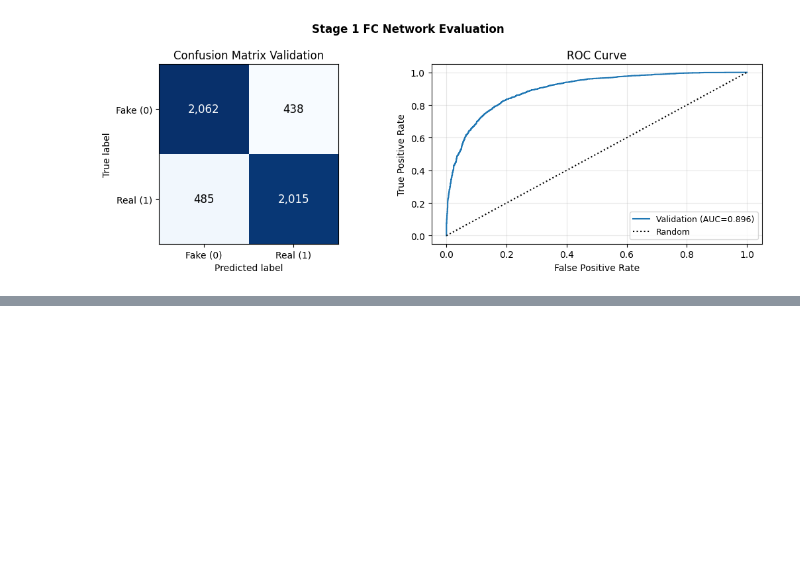
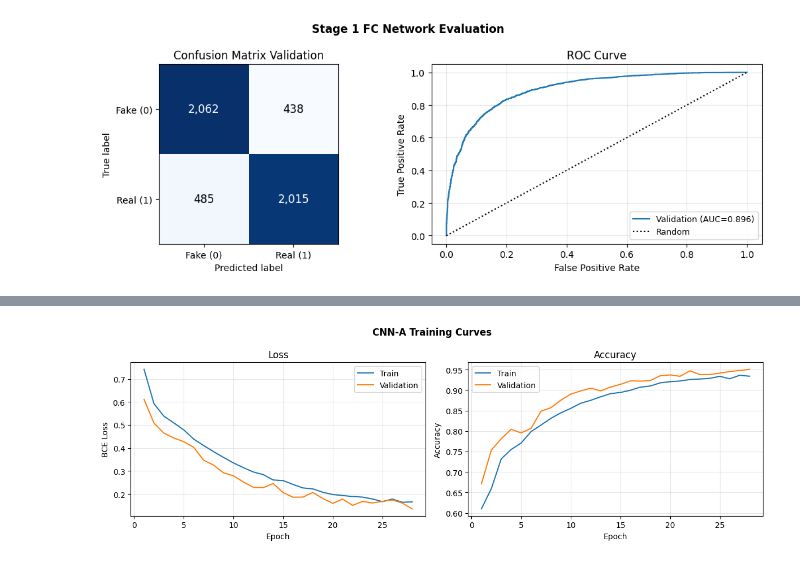
Before and after one commit to ApoStaGRODT/MSc-in-AI-ML-Deepfake-Image-Recognition, a Jupyter notebook: deep-learning-project/Notebooks/MainDeepLearningDFID.ipynb, the cells around one changed output, grey strips where cells are left out. Saved outputs shown, nothing was run; the diff lists cells and outputs as text; code cells hidden in the pictures; blank space fills up the shorter version.

```diff
--- a/deep-learning-project/Notebooks/MainDeepLearningDFID.ipynb
+++ b/deep-learning-project/Notebooks/MainDeepLearningDFID.ipynb
@@ -526,0 +557,24 @@ plt.show()
+# %%
+#Image dataset
+class DeepfakeImageDataset(Dataset):
+    def __init__(self, real_dir: Path, fake_dir: Path, transform=None):
+        self.transform = transform
+        self.samples   = []
+
+        for path in sorted(Path(real_dir).iterdir()):
+            if path.suffix.lower() in ('.jpg', '.jpeg', '.png'):
+                self.samples.append((path, 1.0))   # real = 1
+
+        for path in sorted(Path(fake_dir).iterdir()):
+            if path.suffix.lower() in ('.jpg', '.jpeg', '.png'):
+                self.samples.append((path, 0.0))   # fake = 0
+
+    def __len__(self):
+        return len(self.samples)
+
+    def __getitem__(self, idx):
+        path, label = self.samples[idx]
+        image = Image.open(path).convert('RGB')
+        if self.transform:
+            image = self.transform(image)
+        return image, torch.tensor(label, dtype=torch.float32)
@@ -526,0 +774,21 @@ plt.show()
+# %%
+#CNN-A training curves
+fig, (ax1, ax2) = plt.subplots(1, 2, figsize=(12, 4))
+epochs_x = range(1, len(history_cnn_a['train_loss']) + 1)
+
+ax1.plot(epochs_x, history_cnn_a['train_loss'], label='Train')
+ax1.plot(epochs_x, history_cnn_a['val_loss'],   label='Validation')
+ax1.set(title='Loss', xlabel='Epoch', ylabel='BCE Loss')
+ax1.legend(); ax1.grid(alpha=0.3)
+
+ax2.plot(epochs_x, history_cnn_a['train_acc'], label='Train')
+ax2.plot(epochs_x, history_cnn_a['val_acc'],   label='Validation')
+ax2.set(title='Accuracy', xlabel='Epoch', ylabel='Accuracy')
+ax2.legend(); ax2.grid(alpha=0.3)
+
+plt.suptitle('CNN-A Training Curves', fontweight='bold')
+plt.tight_layout()
+plt.savefig(CHECKPOINT_DIR_S2 / 'cnn_a_training_curves.png', dpi=150, bbox_inches='tight')
+plt.show()
+# %% [output]
+[figure, added]
```
Also changed, not shown: parts of 41 cells of this notebook.
